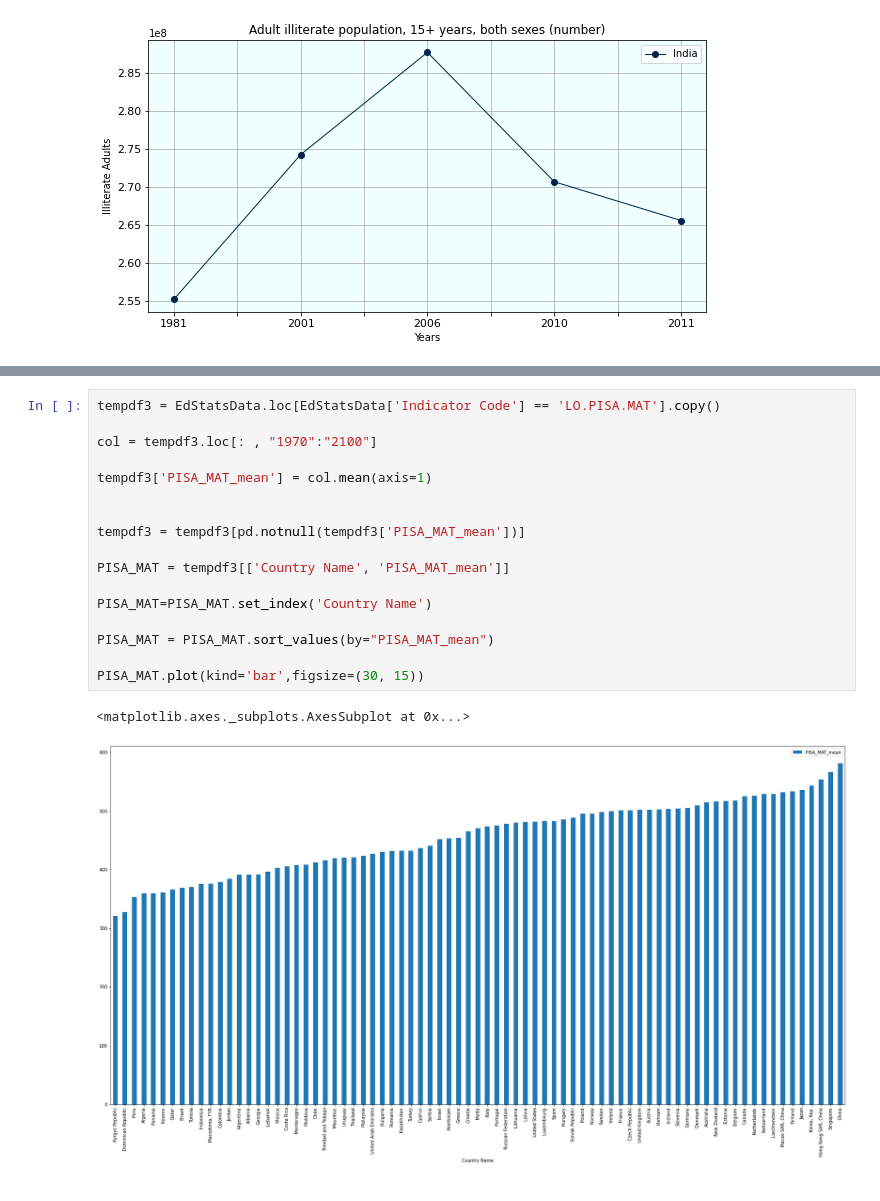
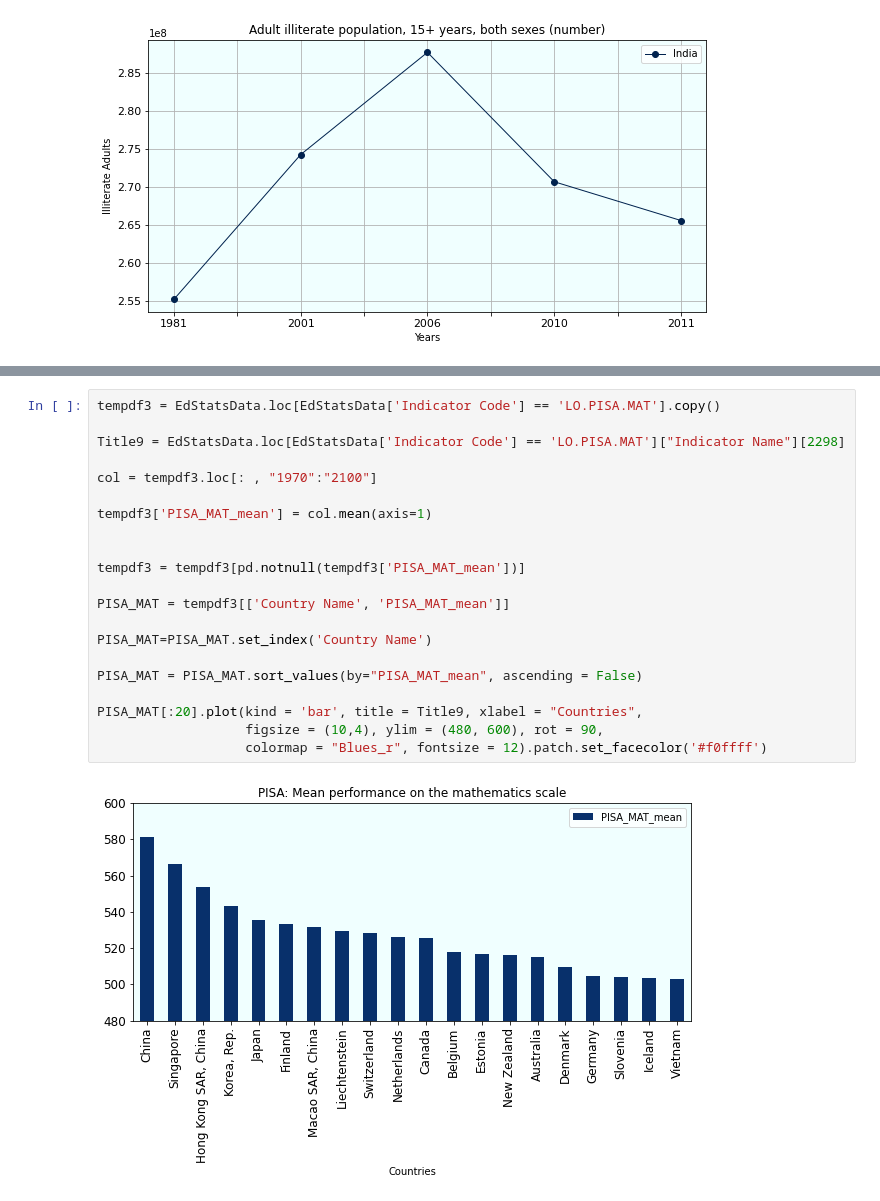
Before and after one commit to Keshav1506/World-Bank-Global-Education-Analysis, a Jupyter notebook: WorldBankEDA.ipynb, the cells around one changed output, grey strips where cells are left out. Drawn from its saved outputs; the diff is of its cells as text.

```diff
--- a/WorldBankEDA.ipynb
+++ b/WorldBankEDA.ipynb
@@ -782,20 +786,23 @@ PISA_REA.plot(kind='bar',figsize=(30, 15))
 # %%
 tempdf3 = EdStatsData.loc[EdStatsData['Indicator Code'] == 'LO.PISA.MAT'].copy()
+
+Title9 = EdStatsData.loc[EdStatsData['Indicator Code'] == 'LO.PISA.MAT']["Indicator Name"][2298]
 
 col = tempdf3.loc[: , "1970":"2100"]
 
 tempdf3['PISA_MAT_mean'] = col.mean(axis=1)
 
 
 tempdf3 = tempdf3[pd.notnull(tempdf3['PISA_MAT_mean'])]
 
 PISA_MAT = tempdf3[['Country Name', 'PISA_MAT_mean']]
 
 PISA_MAT=PISA_MAT.set_index('Country Name')
 
-PISA_MAT = PISA_MAT.sort_values(by="PISA_MAT_mean")
+PISA_MAT = PISA_MAT.sort_values(by="PISA_MAT_mean", ascending = False)
 
-PISA_MAT.plot(kind='bar',figsize=(30, 15))
+PISA_MAT[:20].plot(kind = 'bar', title = Title9, xlabel = "Countries",
+                   figsize = (10,4), ylim = (480, 600), rot = 90,
+                   colormap = "Blues_r", fontsize = 12).patch.set_facecolor('#f0ffff')
 # %% [output]
-<matplotlib.axes._subplots.AxesSubplot at 0x...>
-[figure, old version]
+[figure, new version]
```
Also changed, not shown: parts of 6 cells of this notebook.
